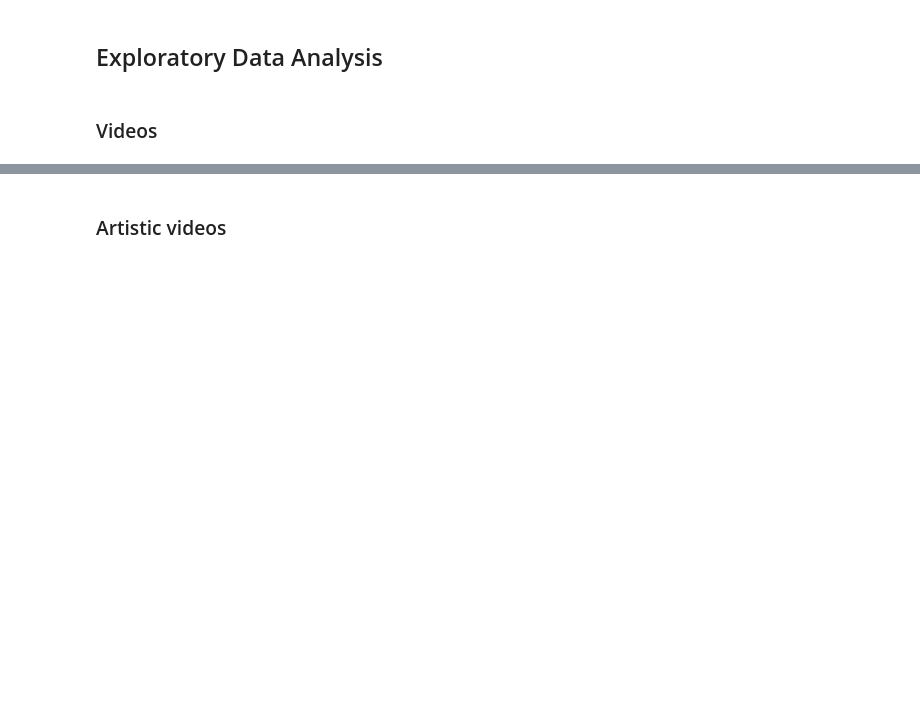
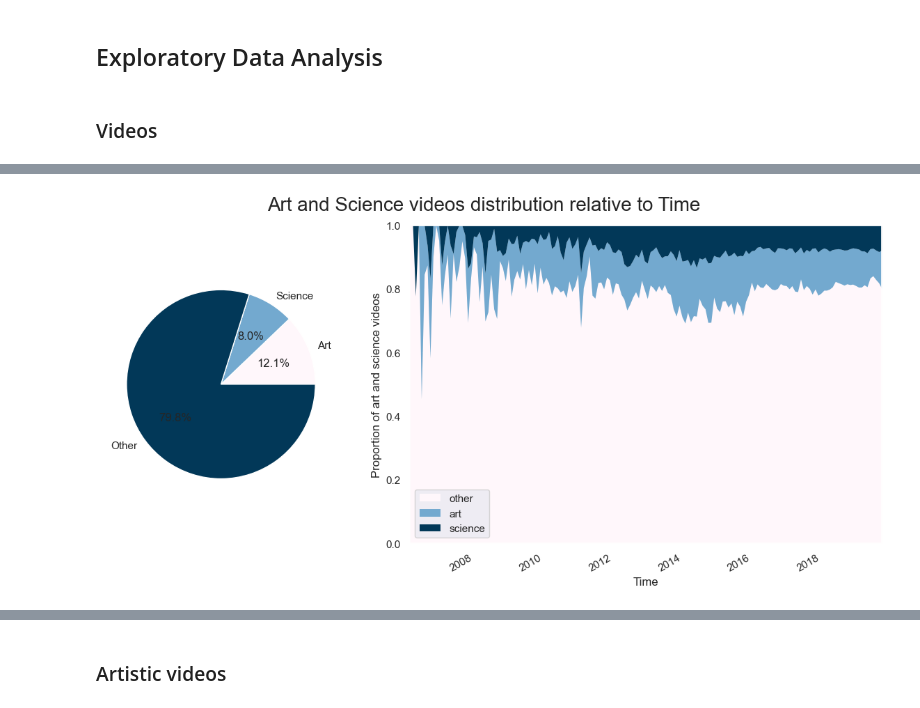
Before and after one commit to epfl-ada/ada-2022-project-geksada, a Jupyter notebook: preliminary_analysis.ipynb, the cells around one changed output, grey strips where cells are left out. Saved outputs shown, nothing was run; the diff lists cells and outputs as text; code cells hidden in the pictures; blank space fills up the shorter version.

```diff
--- a/preliminary_analysis.ipynb
+++ b/preliminary_analysis.ipynb
@@ -297 +296,48 @@ plt.show()
+# %%
+# Annotate videos that are neither artistic nor scientific
+df_videos["no_art_no_science"] = 1
+df_videos["no_art_no_science"].loc[(df_videos.science == 1) | (df_videos.art == 1)] = 0
+
+df_videos['month_year'] = [datetime(year, month, 1) for year, month in zip(df_videos.upload_date.dt.year, df_videos.upload_date.dt.month)]
+month_years = df_videos['month_year'].unique()
+
+# Preparing a Dataframe with the percentages of types of videos timewise
+percentages_artistic = []
+percentages_scientific = []
+percentages_other = []
+
+for month_year in month_years:
+    total_videos = ((df_videos['month_year'] == month_year) & (df_videos['art'] == 1)).sum() \
+    + ((df_videos['month_year'] == month_year) & (df_videos['science'] == 1)).sum() \
+    + ((df_videos['month_year'] == month_year) & (df_videos['no_art_no_science'] == 1)).sum()
+
+    percentages_artistic.append(((df_videos['month_year'] == month_year) & (df_videos['art'] == 1)).sum()/total_videos)
+    percentages_scientific.append(((df_videos['month_year'] == month_year) & (df_videos['science'] == 1)).sum()/total_videos)
+    percentages_other.append(((df_videos['month_year'] == month_year) & (df_videos['no_art_no_science'] == 1)).sum()/total_videos)
+
+df_art_science = pd.DataFrame({
+    'month_year': month_years,
+    'art': percentages_artistic,
+    'science': percentages_scientific,
+    'other': percentages_other,
+})
+# %%
+# Pie chart and Time dependence of Art and Science videos proportions
+fig, axs = plt.subplots(1, 2, figsize=(12,6), gridspec_kw={'width_ratios':[1, 2]})
+fig.tight_layout()
+fig.suptitle('Art and Science videos distribution relative to Time', fontsize=20, y=1.03)
+plt.subplots_adjust(wspace=0.2, hspace=None)
+
+sum_videos = df_videos[["art", "science", "no_art_no_science"]].sum()
+sum_videos.plot(kind="pie", labels = ["Art", "Science", "Other"], autopct='%1.1f%%', colormap = 'PuBu', ax = axs[0])
+axs[0].set_ylabel("")
+
+df_art_science.plot.area('month_year', ['other', 'art', 'science'], colormap='PuBu', lw=0, ax = axs[1])
+axs[1].set_ylim([0, 1])
+axs[1].set_ylabel('Proportion of art and science videos')
+axs[1].set_xlabel('Time')
+axs[1].margins(0)
+plt.show()
+# %% [output]
+[figure, added]
 # %% [markdown]
```
Also changed, not shown: parts of 27 cells of this notebook.
